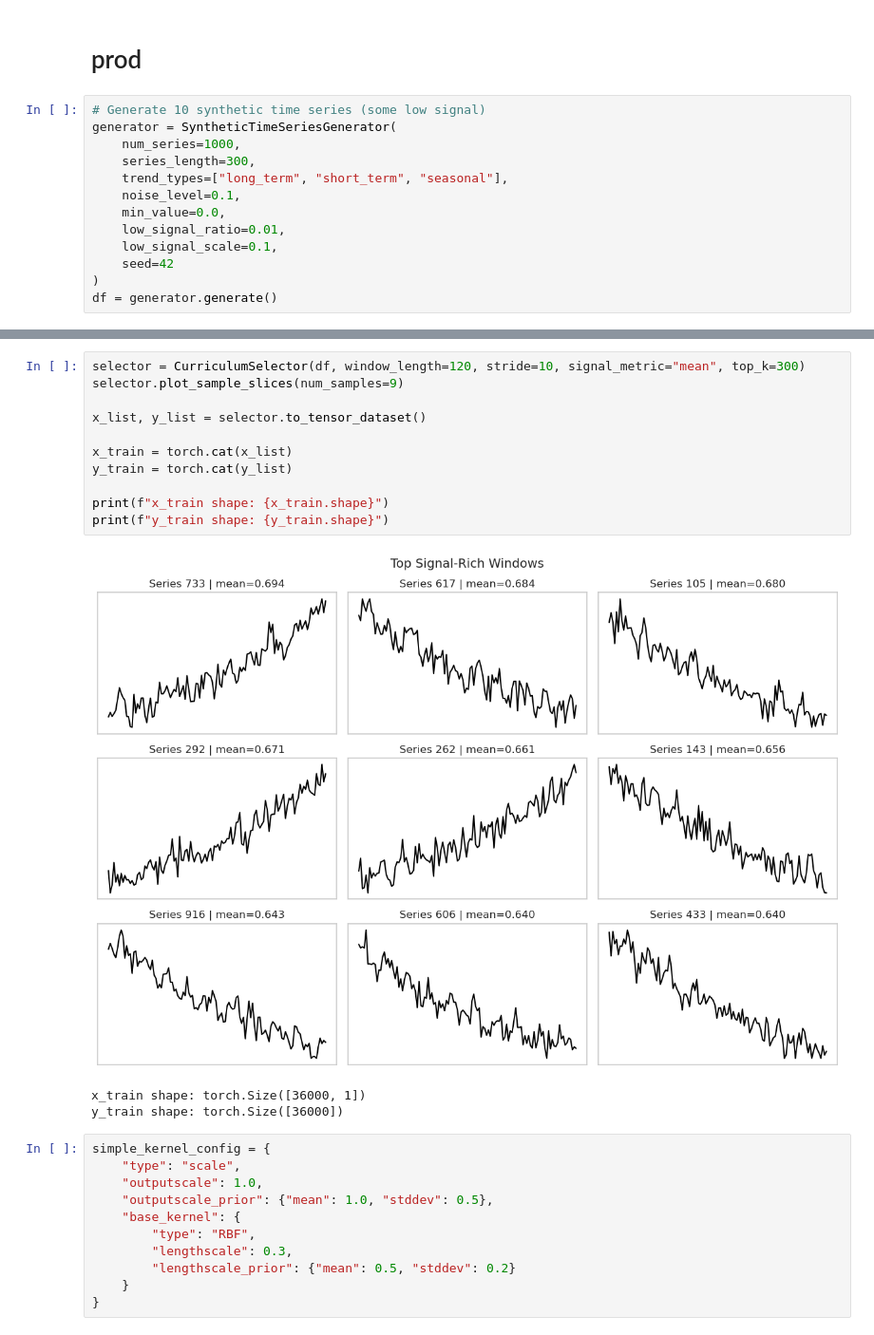
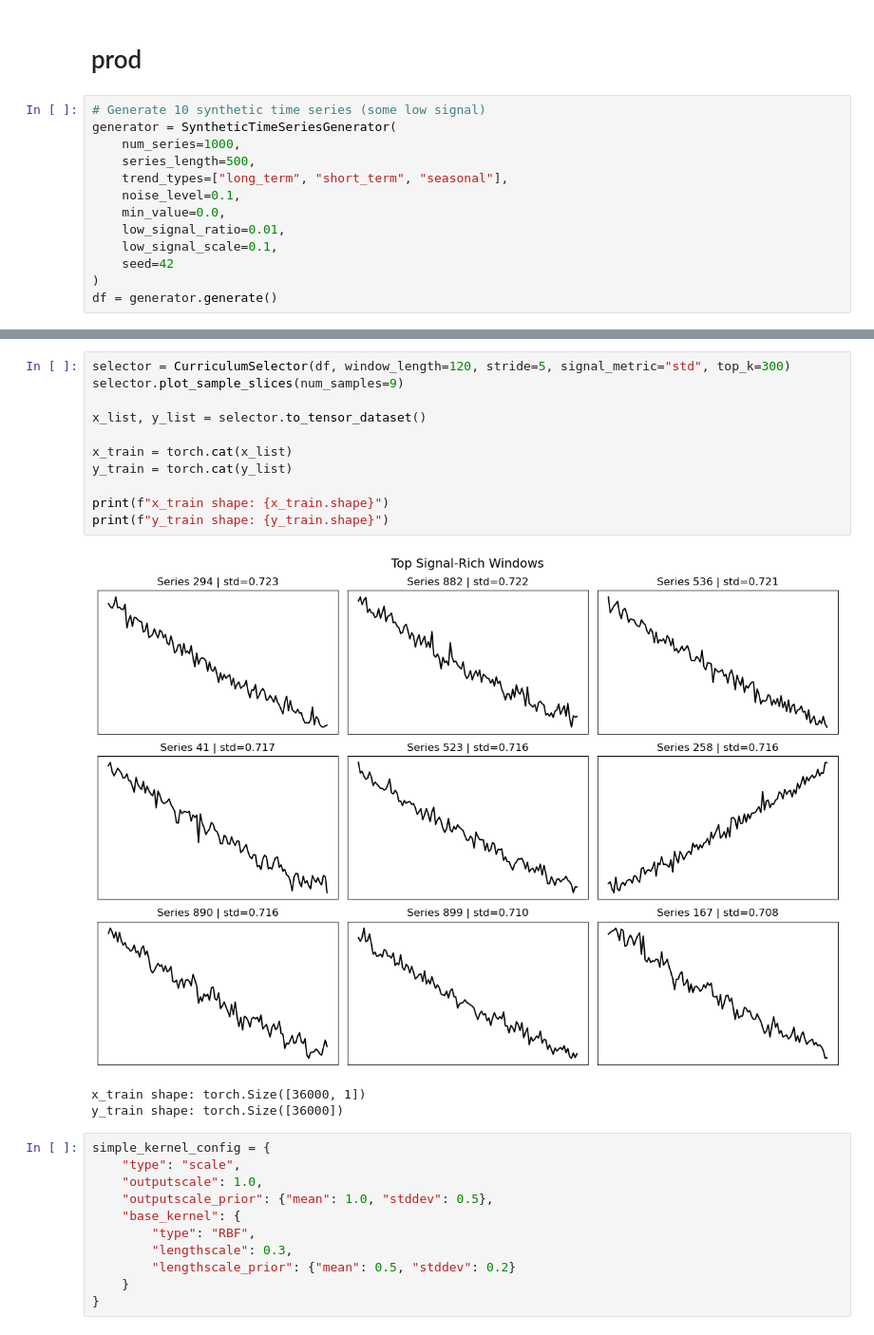
Before and after one commit to views-platform/views-models, a Jupyter notebook: models/purple_alien/notebooks/gp_experiements/gp_test03.ipynb, the cells around one changed output, grey strips where cells are left out. Shown at 95% size. Drawn from its saved outputs; the diff is of its cells as text.

```diff
--- a/models/purple_alien/notebooks/gp_experiements/gp_test03.ipynb
+++ b/models/purple_alien/notebooks/gp_experiements/gp_test03.ipynb
@@ -51,7 +43,7 @@ import matplotlib.pyplot as plt
 # Generate 10 synthetic time series (some low signal)
 generator = SyntheticTimeSeriesGenerator(
     num_series=1000,
-    series_length=300,
+    series_length=500,
     trend_types=["long_term", "short_term", "seasonal"],
     noise_level=0.1,
     min_value=0.0,
@@ -76,16 +68,16 @@ plt.show()
 # %%
-selector = CurriculumSelector(df, window_length=120, stride=10, signal_metric="mean", top_k=300)
+selector = CurriculumSelector(df, window_length=120, stride=5, signal_metric="std", top_k=300)
 selector.plot_sample_slices(num_samples=9)
 
 x_list, y_list = selector.to_tensor_dataset()
 
 x_train = torch.cat(x_list)
 y_train = torch.cat(y_list)
 
 print(f"x_train shape: {x_train.shape}")
 print(f"y_train shape: {y_train.shape}")
 # %% [output]
-[figure, old version]
+[figure, new version]
 x_train shape: torch.Size([36000, 1])
 y_train shape: torch.Size([36000])
 # %%
```
Also changed, not shown: parts of 90 cells of this notebook, 1 other file.
